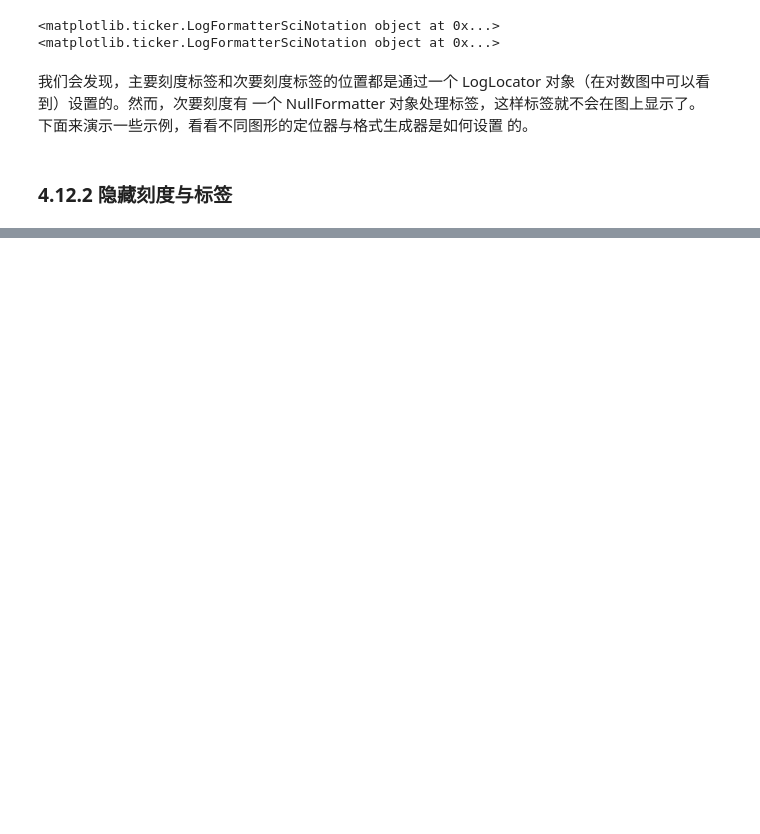
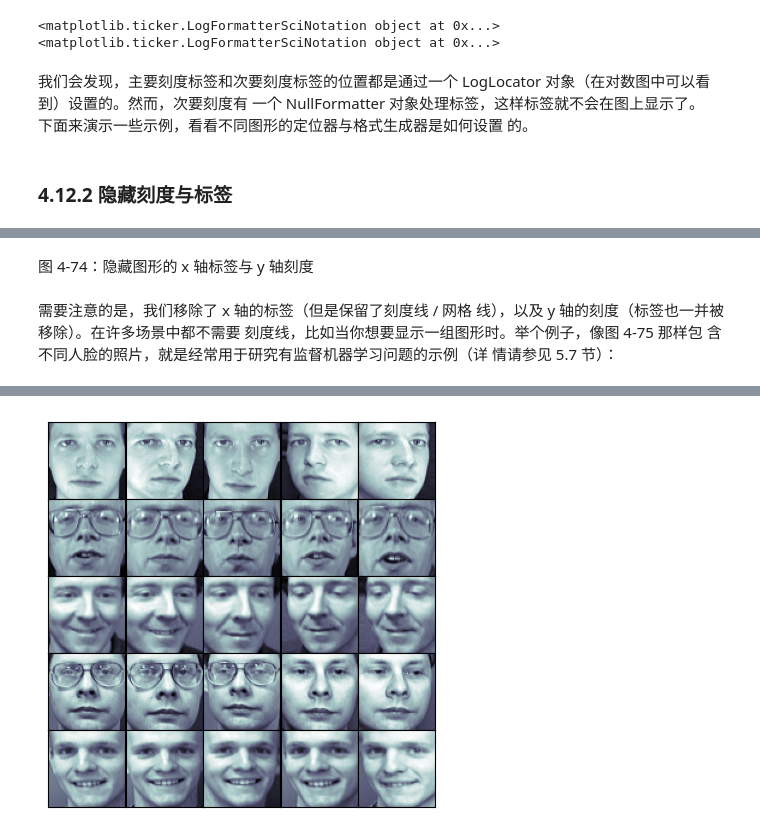
Before and after one commit to HaichengHao/machinelearnning, a Jupyter notebook: 00超基础数据科学手册自敲代码/04matplotlib数据可视化/code/05matplotlib第五段.ipynb, the cells around one changed output, grey strips where cells are left out. Saved outputs shown, nothing was run; the diff lists cells and outputs as text; code cells hidden in the pictures; blank space fills up the shorter version.

```diff
--- a/00超基础数据科学手册自敲代码/04matplotlib数据可视化/code/05matplotlib第五段.ipynb
+++ b/00超基础数据科学手册自敲代码/04matplotlib数据可视化/code/05matplotlib第五段.ipynb
@@ -126,0 +140,20 @@ LogLocator 对象（在对数图中可以看到）设置的。然而，次要刻
+# %% [markdown]
+<p class='atcenter'>图 4-74：隐藏图形的 x 轴标签与 y 轴刻度</p>
+# %% [markdown]
+需要注意的是，我们移除了 x 轴的标签（但是保留了刻度线 / 网格
+线），以及 y 轴的刻度（标签也一并被移除）。在许多场景中都不需要
+刻度线，比如当你想要显示一组图形时。举个例子，像图 4-75 那样包
+含不同人脸的照片，就是经常用于研究有监督机器学习问题的示例（详
+情请参见 5.7 节）：
+# %%
+fig, ax = plt.subplots(5, 5, figsize=(5, 5))
+fig.subplots_adjust(hspace=0, wspace=0)
+# 从scikit-learn获取一些人脸照片数据
+from sklearn.datasets import fetch_olivetti_faces
+faces = fetch_olivetti_faces().images
+for i in range(5):
+    for j in range(5):
+        ax[i, j].xaxis.set_major_locator(plt.NullLocator())
+        ax[i, j].yaxis.set_major_locator(plt.NullLocator())
+        ax[i, j].imshow(faces[10 * i + j], cmap="bone")
+# %% [output]
@@ -126,0 +161 @@ LogLocator 对象（在对数图中可以看到）设置的。然而，次要刻
+[figure, added]
```
Also changed, not shown: parts of 31 cells of this notebook, 4 other files.
